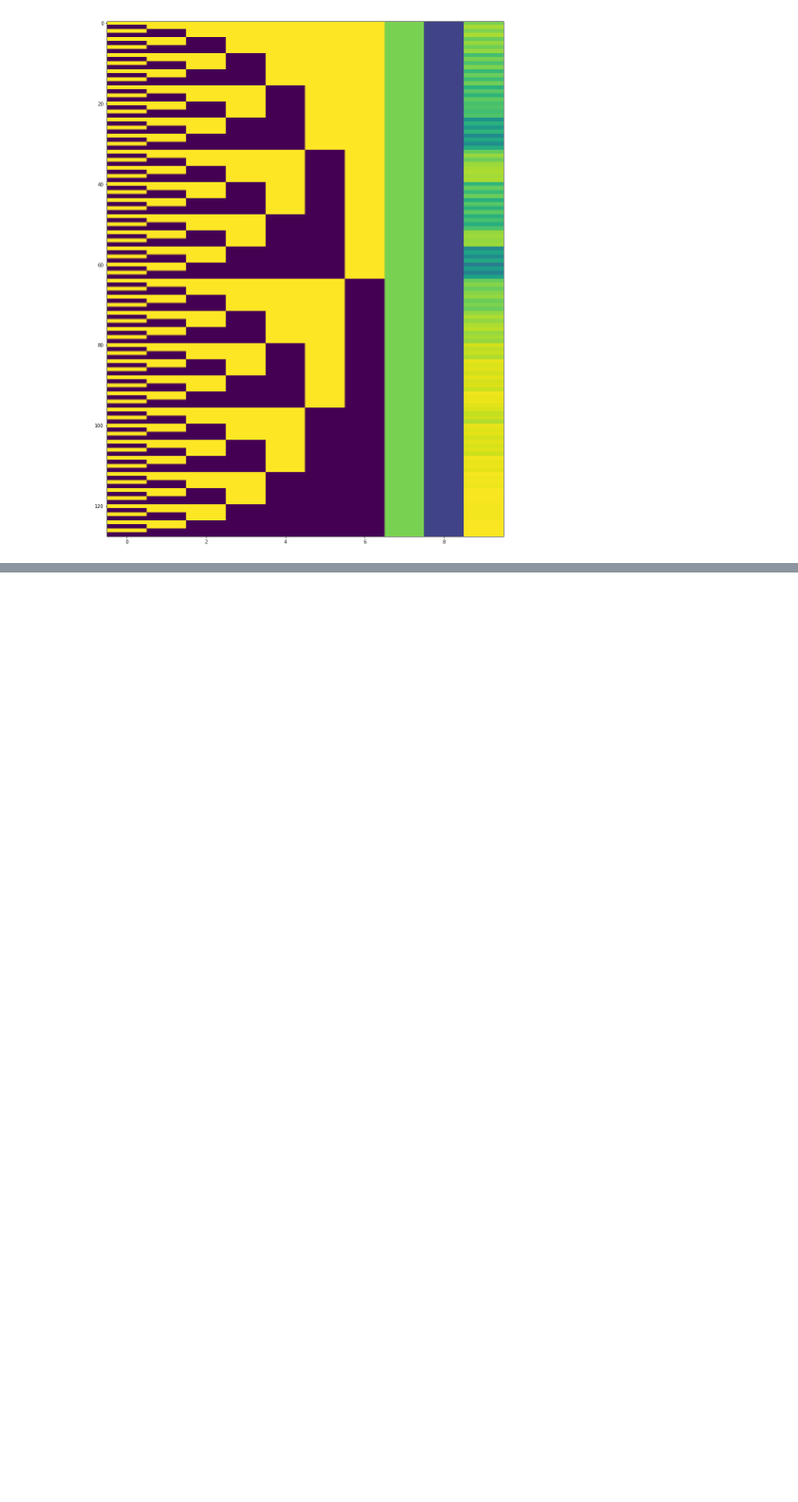
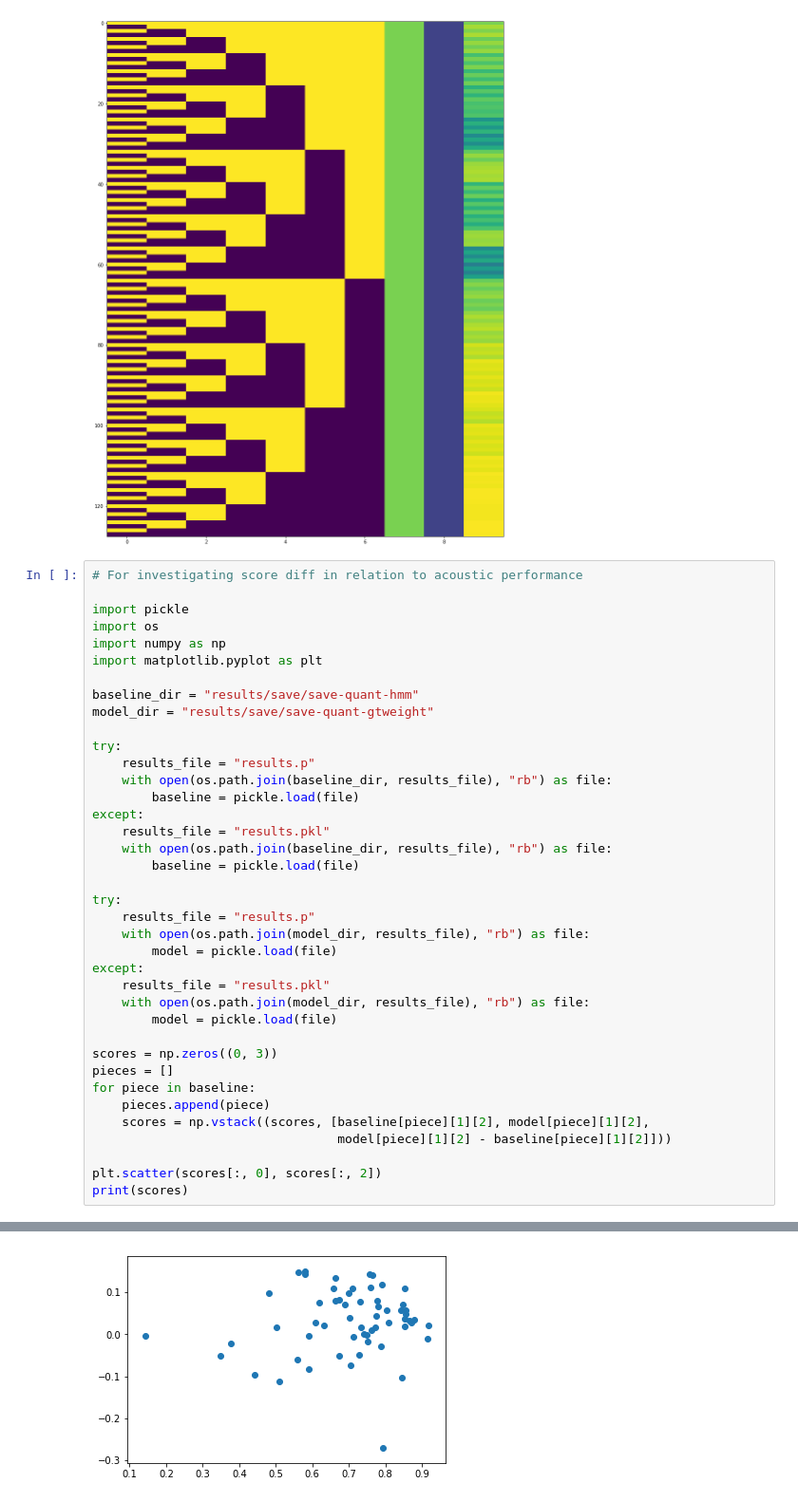
Before and after one commit to adrienycart/MLM_decoding, a Jupyter notebook: Scratch.ipynb, the cells around one changed output, grey strips where cells are left out. Shown at 95% size. Cells and saved outputs as stored; diff of their text form; blank space fills up the shorter version.

```diff
--- a/Scratch.ipynb
+++ b/Scratch.ipynb
@@ -116,3 +116,42 @@ ax.imshow(data, aspect='auto')
 plt.show()
 # %% [output]
 [figure]
+# %%
+# For investigating score diff in relation to acoustic performance
+
+import pickle
+import os
+import numpy as np
+import matplotlib.pyplot as plt
+
+baseline_dir = "results/save/save-quant-hmm"
+model_dir = "results/save/save-quant-gtweight"
+
+try:
+    results_file = "results.p"
+    with open(os.path.join(baseline_dir, results_file), "rb") as file:
+        baseline = pickle.load(file)
+except:
+    results_file = "results.pkl"
+    with open(os.path.join(baseline_dir, results_file), "rb") as file:
+        baseline = pickle.load(file)
+
+try:
+    results_file = "results.p"
+    with open(os.path.join(model_dir, results_file), "rb") as file:
+        model = pickle.load(file)
+except:
+    results_file = "results.pkl"
+    with open(os.path.join(model_dir, results_file), "rb") as file:
+        model = pickle.load(file)
+
+scores = np.zeros((0, 3))
+pieces = []
+for piece in baseline:
+    pieces.append(piece)
+    scores = np.vstack((scores, [baseline[piece][1][2], model[piece][1][2],
+                                 model[piece][1][2] - baseline[piece][1][2]]))
+
+plt.scatter(scores[:, 0], scores[:, 2])
+print(scores)
+# %% [output]
@@ -118,0 +175 @@ plt.show()
+[figure, added]
```
Also changed, not shown: parts of 1 cell of this notebook, 5 other files.
